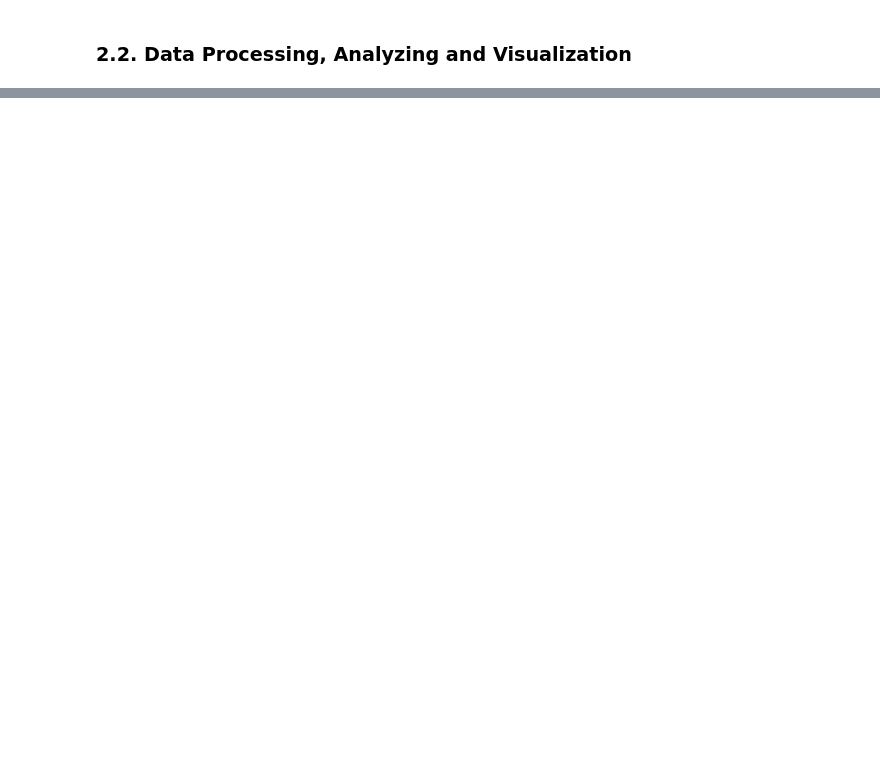
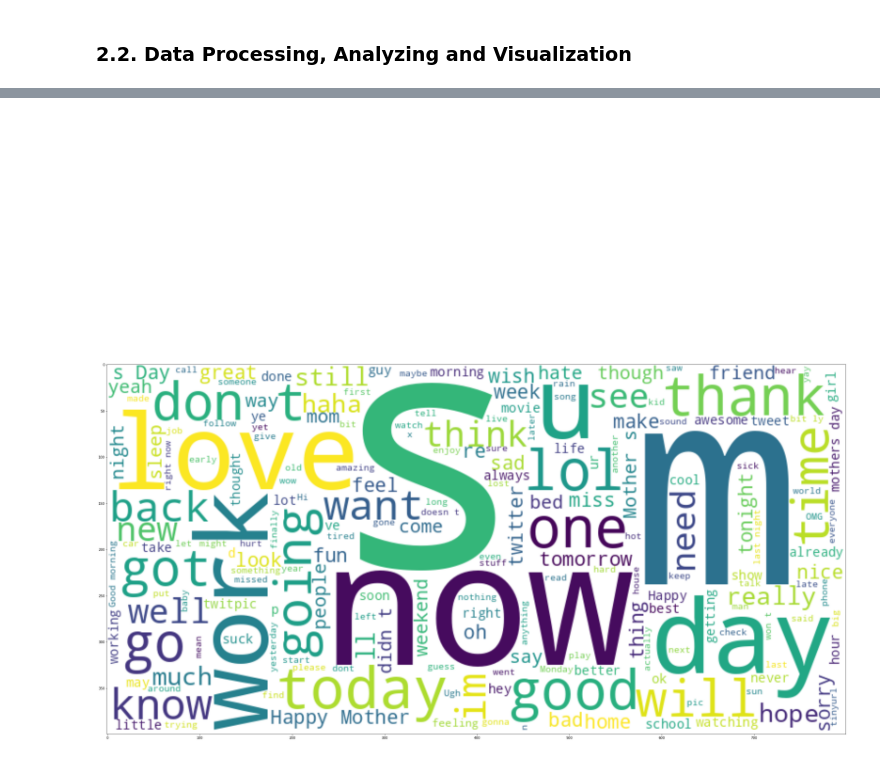
Before and after one commit to Mahalinoro/3C2_data_analytics_challenge, a Jupyter notebook: Notebook.ipynb, the cells around one changed output, grey strips where cells are left out. Saved outputs shown, nothing was run; the diff lists cells and outputs as text; code cells hidden in the pictures; blank space fills up the shorter version.

```diff
--- a/Notebook.ipynb
+++ b/Notebook.ipynb
@@ -894,0 +909,12 @@ result
+# %%
+stopwords = set(STOPWORDS)
+wordcloud = WordCloud(stopwords=stopwords, background_color="white", width=800, height=400, min_font_size = 10).generate(text)
+
+plt.axis("off")
+plt.figure( figsize=(40,40))
+plt.tight_layout(pad=0)
+plt.imshow(wordcloud, interpolation='bilinear')
+plt.show()
+# %% [output]
+[figure, added]
+[figure, added]
```
Also changed, not shown: parts of 22 cells of this notebook.
